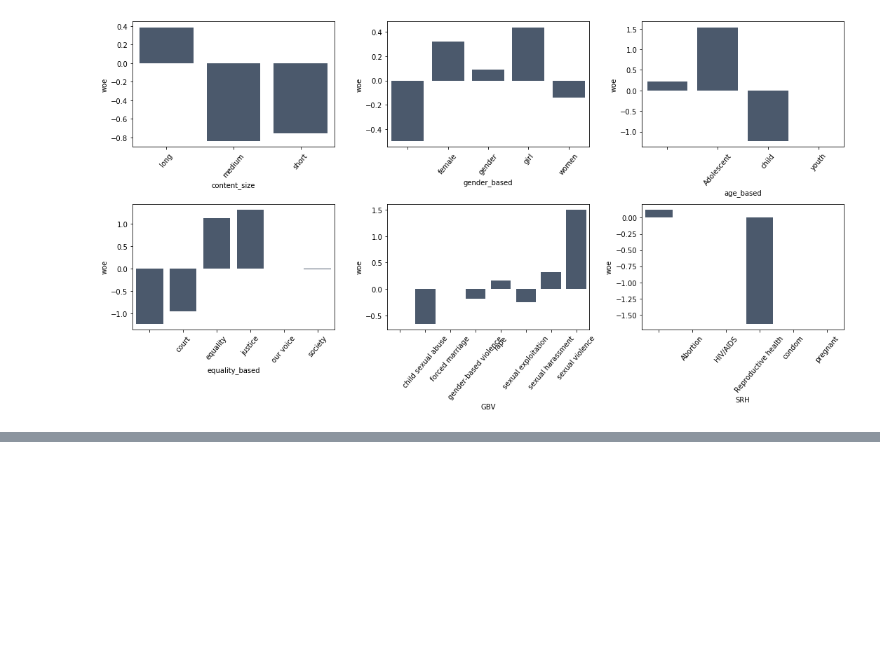
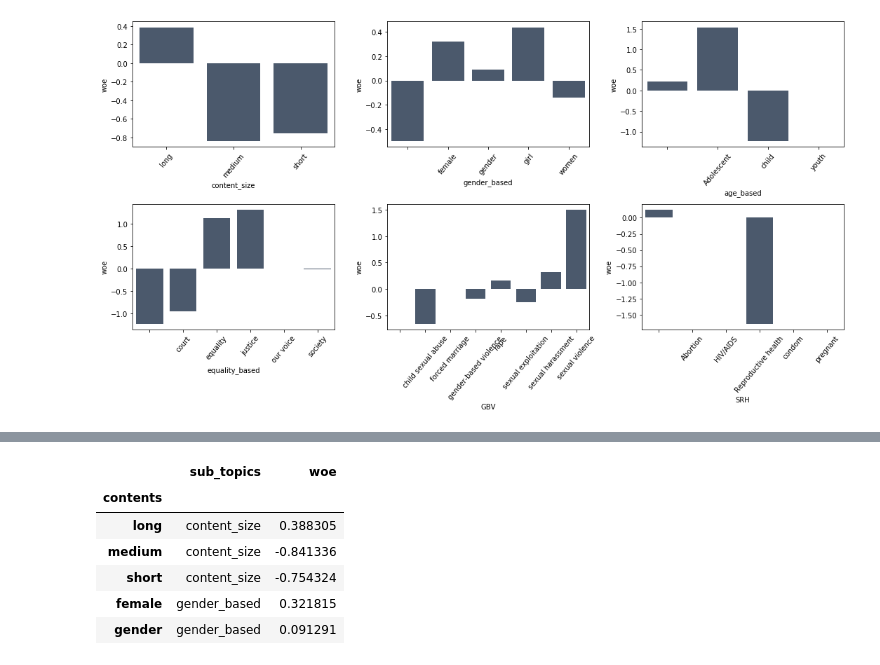
Before and after one commit to yonycherkos/SRH-GBV, a Jupyter notebook: code/SRH_GBV_analysis.ipynb, the cells around one changed output, grey strips where cells are left out. Cells and saved outputs as stored; diff of their text form; code cells hidden in the pictures; blank space fills up the shorter version.

```diff
--- a/code/SRH_GBV_analysis.ipynb
+++ b/code/SRH_GBV_analysis.ipynb
@@ -445,0 +449,45 @@ Name: gender_based, dtype: int64
+# %%
+content_size = """A longer post which have more than 600 characters or
+                  more than 100 words is more likely to have more likes,
+                  comments, and shares. A post smaller than 300 characters
+                  or less than 50 words less recommended."""
+
+gender_based = """A gender based contents have a meduim strength at
+                  distinguishing between good and bad posts. Words such as girl,
+                  female, and gender have positive relation with likability of
+                  a post. And a words such as women have negative relation."""
+
+age_based = """An age based contents have a meduim strength at
+               distinguishing between good and bad posts. Words such as
+               Adolescent have positive relation, and words such as
+               child, and youth have negative and neutral relation."""
+
+equality_based = """A equality based contents are suspicious at distinguishing
+                    between good and bad. Words such as equality and justic have
+                    positive relationship. and words such as court have negative relation"""
+
+GBV = """GBV contents are suspicious at distinguishing between good and bad.
+         Words such as rape, sexual harassment and sexual violence have positive
+         relationship. and words such as gender-based violence	and child sexual
+         abuse have negative relation"""
+
+SRH = """SRH contents have a meduim strength at distinguishing between good and bad posts..
+         Words such as Reproductive health have negative relationship.
+         and words such as Abortion, HIV/AIDS, condom, and pregnant have a neutral relation"""
+# %%
+woe_df[woe_df["sub_topics"] == "content_size"]["description"] = content_size
+woe_df[woe_df["sub_topics"] == "gender_based"]["description"] = gender_based
+woe_df[woe_df["sub_topics"] == "age_based"]["description"] = age_based
+woe_df[woe_df["sub_topics"] == "equality_based"]["description"] = equality_based
+woe_df[woe_df["sub_topics"] == "GBV"]["description"] = GBV
+woe_df[woe_df["sub_topics"] == "SRH"]["description"] = SRH
+# %%
+woe_df.head()
+# %% [output]
+|  | sub_topics | woe |
+| contents |  |  |
+| long | content_size | 0.388305 |
+| medium | content_size | -0.841336 |
+| short | content_size | -0.754324 |
+| female | gender_based | 0.321815 |
+| gender | gender_based | 0.091291 |
```
Also changed, not shown: parts of 4 cells of this notebook, 2 other files.
